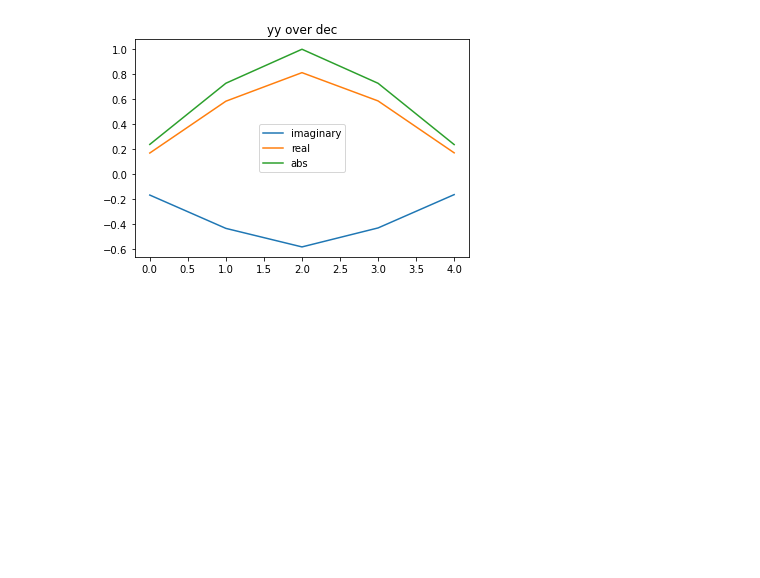
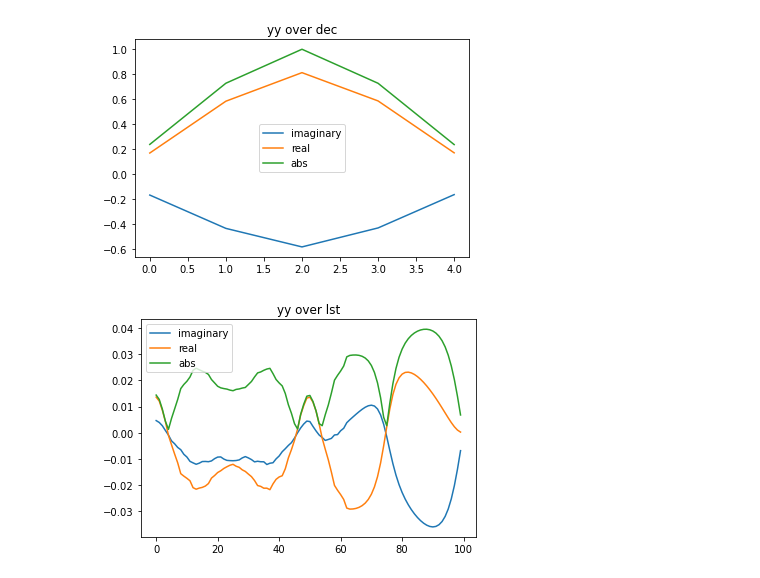
Before and after one commit to 3276908917/skyflux, a Jupyter notebook: notebooks/debugging/pure_J.ipynb, the cells around one changed output. Saved outputs shown, nothing was run; the diff lists cells and outputs as text; code cells hidden in the pictures; blank space fills up the shorter version.

Commit message:
First attempt at multi source
It at least looks possible now. Plausible? Hm...

```diff
--- a/notebooks/debugging/pure_J.ipynb
+++ b/notebooks/debugging/pure_J.ipynb
@@ -209,6 +209,33 @@ plt.title("yy over dec")
 plt.show()
 # %% [output]
 [figure]
+# %%
+# Fixed equatorial coordinates, to examine time dependence of topocentric coordinates
+fra = np.pi / 2 # arbitrary choice that I am hoping is close to one of the actual sources
+fdec = np.radians(sf.rot.hera_lat)
+list_lst = np.linspace(0, 2 * np.pi, 100)
+
+list_yy = []
+
+for lst in list_lst:
+    az, alt = sf.rot.eq_to_topo(fra, fdec, lst=lst)
+    J_ff = sf.stokes.create_J(az=az, alt=alt, lst=lst, radians=True)
+    list_yy.append(J_ff[0][1][1])
+
+list_yy = np.array(list_yy)
+
+im = np.imag(list_yy)
+re = np.real(list_yy)
+ab = np.abs(list_yy)
+
+plt.plot(im, label="imaginary")
+plt.plot(re, label="real")
+plt.plot(ab, label="abs")
+plt.legend()
+plt.title("yy over lst")
+plt.show()
+# %% [output]
+[figure, added]
 # %%
 # Fixed equatorial coordinates, to examine time dependence of topocentric coordinates
 fra = np.pi / 2 # arbitrary choice that I am hoping is close to one of the actual sources
```
Also changed, not shown: parts of 1 cell of this notebook, 3 other files.
